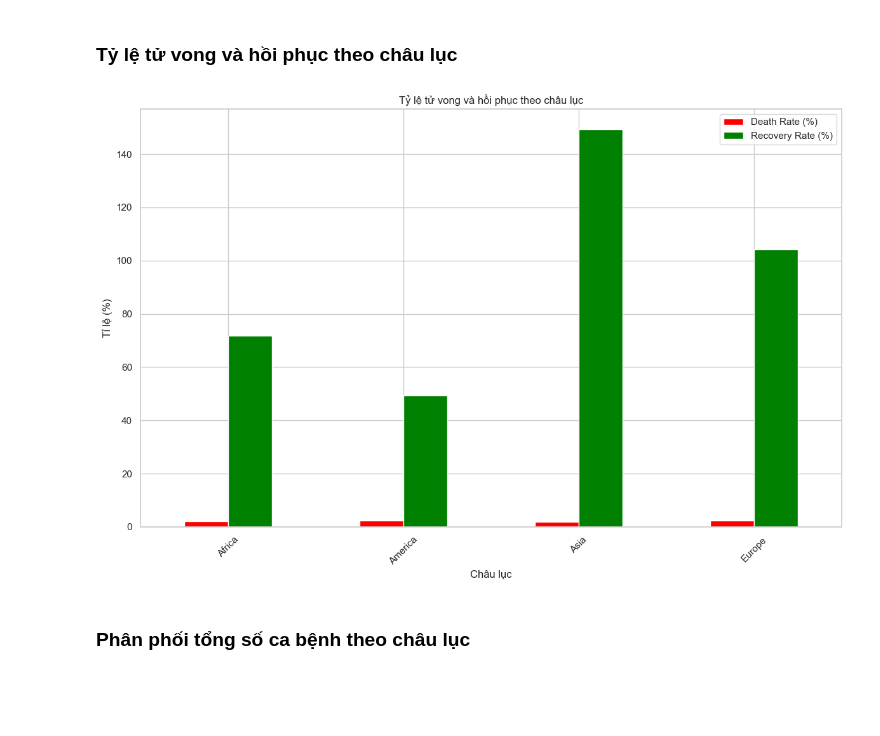
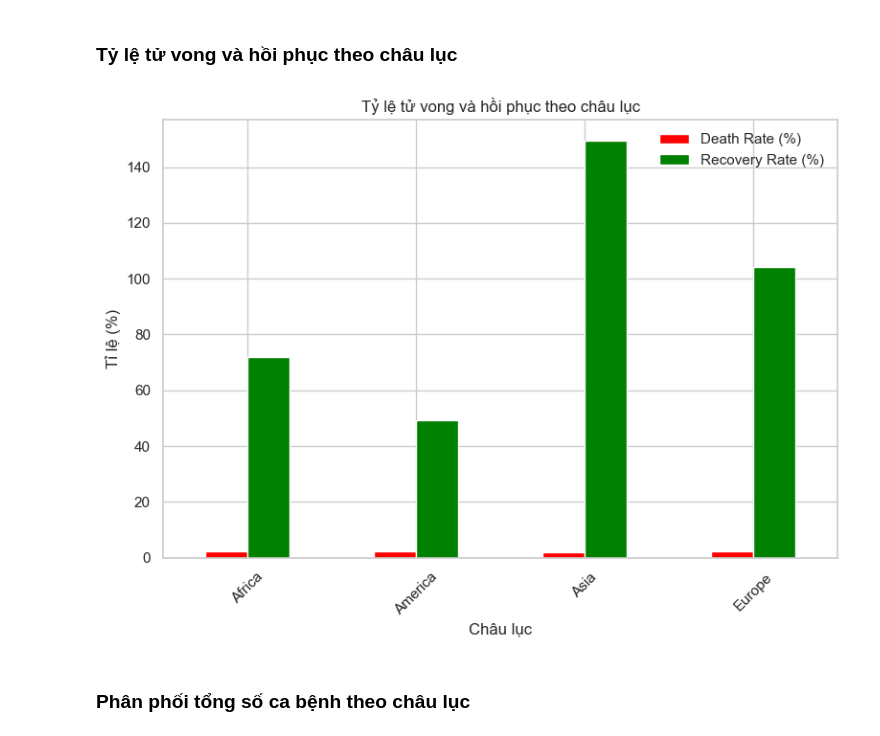
Before and after one commit to nguyentuongbachhy/Data-Visualization-with-Python, a Jupyter notebook: src/data_visualization_Deng.ipynb, the cells around one changed output. Saved outputs shown, nothing was run; the diff lists cells and outputs as text; code cells hidden in the pictures; blank space fills up the shorter version.

```diff
--- a/src/data_visualization_Deng.ipynb
+++ b/src/data_visualization_Deng.ipynb
@@ -670,18 +722,19 @@ plt.show()
 # %%
 continent_data['Death Rate (%)'] = (continent_data['Deaths'] / continent_data['Confirmed']) * 100
 continent_data['Recovery Rate (%)'] = (continent_data['Recovered'] / continent_data['Confirmed']) * 100
 
 continent_data[['Death Rate (%)', 'Recovery Rate (%)']].plot(
-    kind='bar', figsize=(12, 8), color=['red', 'green']
+    kind='bar', figsize=(8, 6), color=['red', 'green']
 )
+
 plt.title('Tỷ lệ tử vong và hồi phục theo châu lục')
 plt.xlabel('Châu lục')
 plt.ylabel('Tỉ lệ (%)')
 plt.xticks(rotation=45)
 plt.tight_layout()
 plt.show()
 # %% [output]
-[figure, old version]
+[figure, new version]
 # %% [markdown]
 ### Phân phối tổng số ca bệnh theo châu lục
 # %%
```
Also changed, not shown: parts of 6 cells of this notebook.
